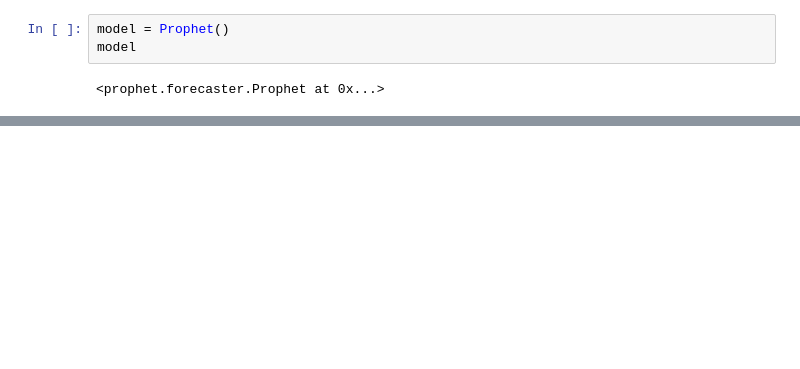
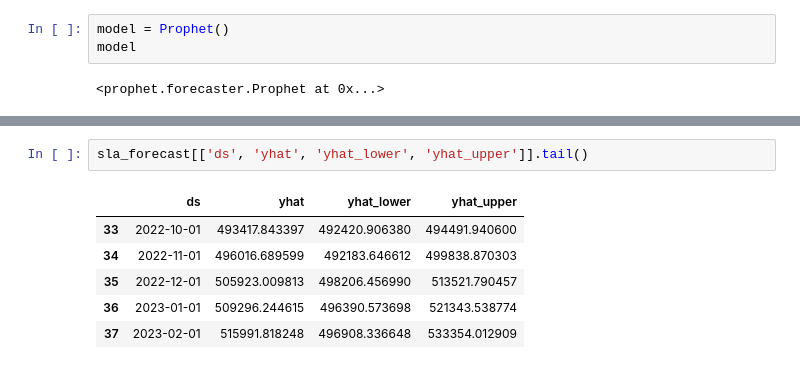
Before and after one commit to Ray54111/Housing-Prices-Machine-Learning-Project, a Jupyter notebook: prophet_model_predictions.ipynb, the cells around one changed output, grey strips where cells are left out. Cells and saved outputs as stored; diff of their text form; blank space fills up the shorter version.

```diff
--- a/prophet_model_predictions.ipynb
+++ b/prophet_model_predictions.ipynb
@@ -157,0 +171,9 @@ model.fit(train)
+# %%
+sla_forecast[['ds', 'yhat', 'yhat_lower', 'yhat_upper']].tail()
+# %% [output]
+|  | ds | yhat | yhat_lower | yhat_upper |
+| 33 | 2022-10-01 | 493417.843397 | 492420.906380 | 494491.940600 |
+| 34 | 2022-11-01 | 496016.689599 | 492183.646612 | 499838.870303 |
+| 35 | 2022-12-01 | 505923.009813 | 498206.456990 | 513521.790457 |
+| 36 | 2023-01-01 | 509296.244615 | 496390.573698 | 521343.538774 |
+| 37 | 2023-02-01 | 515991.818248 | 496908.336648 | 533354.012909 |
```
Also changed, not shown: parts of 19 cells of this notebook.
